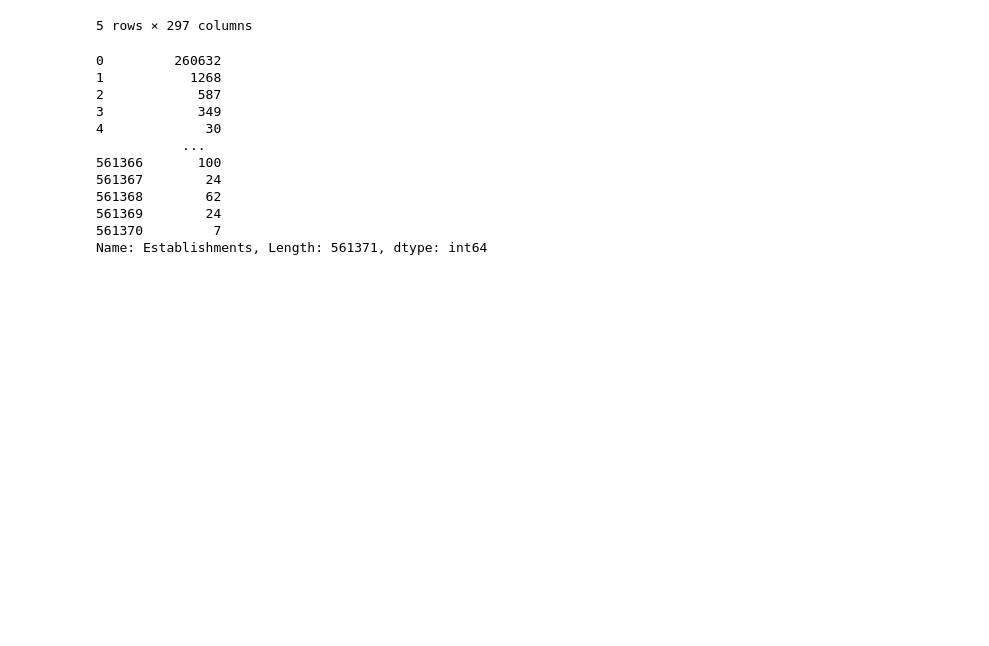
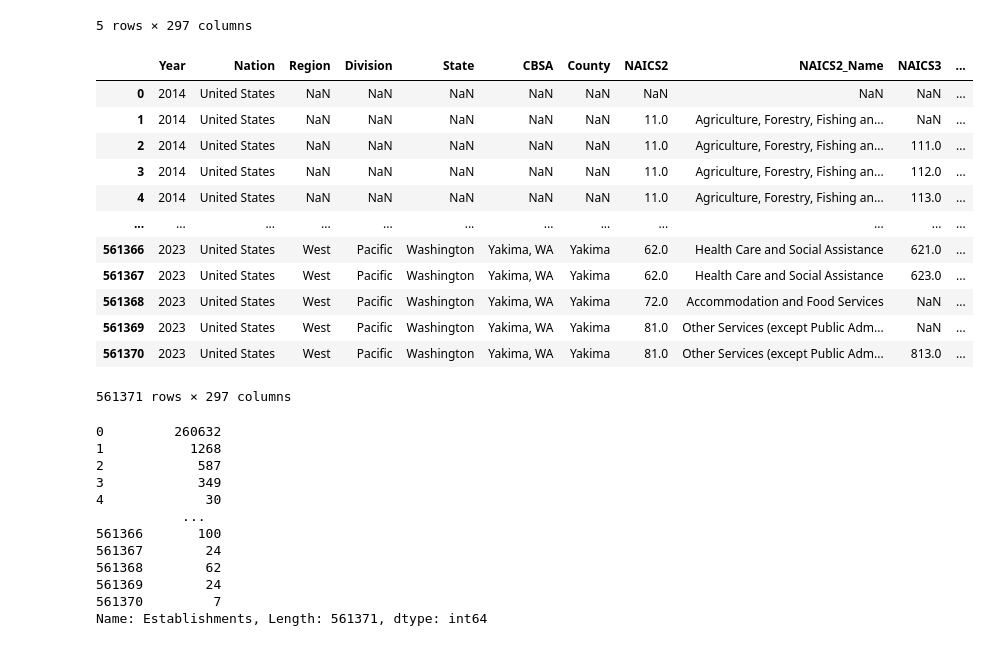
Before and after one commit to jfraz757/EEOC_Data_Exploration, a Jupyter notebook: EEOC_Files/EEOC1_Cleaning_Master_Stacked.ipynb, the cells around one changed output. Cells and saved outputs as stored; diff of their text form; code cells hidden in the pictures; blank space fills up the shorter version.

```diff
--- a/EEOC_Files/EEOC1_Cleaning_Master_Stacked.ipynb
+++ b/EEOC_Files/EEOC1_Cleaning_Master_Stacked.ipynb
@@ -158,8 +158,22 @@ df.head()
 # %%
 #Replaceing the '*' values with NaN in the columns I want to make numeric.
 df.replace('*', np.nan, inplace=True)
-d = dtale.show(df)
-d.open_browser()
+#d = dtale.show(df)
+#d.open_browser()
+# %% [output]
+|  | Year | Nation | Region | Division | State | CBSA | County | NAICS2 | NAICS2_Name | NAICS3 | ... |
+| 0 | 2014 | United States | NaN | NaN | NaN | NaN | NaN | NaN | NaN | NaN | ... |
+| 1 | 2014 | United States | NaN | NaN | NaN | NaN | NaN | 11.0 | Agriculture, Forestry, Fishing an... | NaN | ... |
+| 2 | 2014 | United States | NaN | NaN | NaN | NaN | NaN | 11.0 | Agriculture, Forestry, Fishing an... | 111.0 | ... |
+| 3 | 2014 | United States | NaN | NaN | NaN | NaN | NaN | 11.0 | Agriculture, Forestry, Fishing an... | 112.0 | ... |
+| 4 | 2014 | United States | NaN | NaN | NaN | NaN | NaN | 11.0 | Agriculture, Forestry, Fishing an... | 113.0 | ... |
+| ... | ... | ... | ... | ... | ... | ... | ... | ... | ... | ... | ... |
+| 561366 | 2023 | United States | West | Pacific | Washington | Yakima, WA | Yakima | 62.0 | Health Care and Social Assistance | 621.0 | ... |
+| 561367 | 2023 | United States | West | Pacific | Washington | Yakima, WA | Yakima | 62.0 | Health Care and Social Assistance | 623.0 | ... |
+| 561368 | 2023 | United States | West | Pacific | Washington | Yakima, WA | Yakima | 72.0 | Accommodation and Food Services | NaN | ... |
+| 561369 | 2023 | United States | West | Pacific | Washington | Yakima, WA | Yakima | 81.0 | Other Services (except Public Adm... | NaN | ... |
+| 561370 | 2023 | United States | West | Pacific | Washington | Yakima, WA | Yakima | 81.0 | Other Services (except Public Adm... | 813.0 | ... |
+561371 rows × 297 columns
 # %%
 df.iloc[:, 11]
 # %% [output]
```
Also changed, not shown: parts of 15 cells of this notebook, 7 other files.
